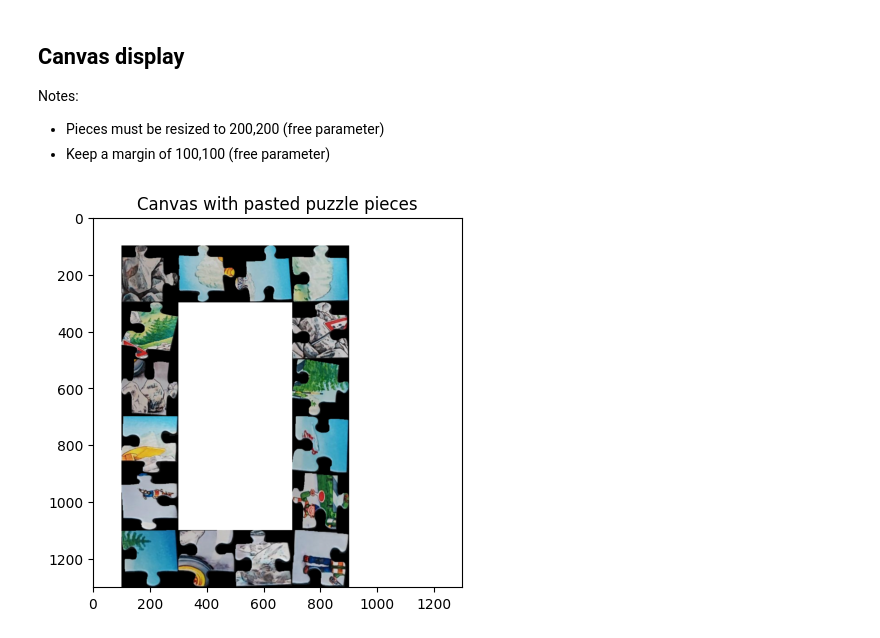
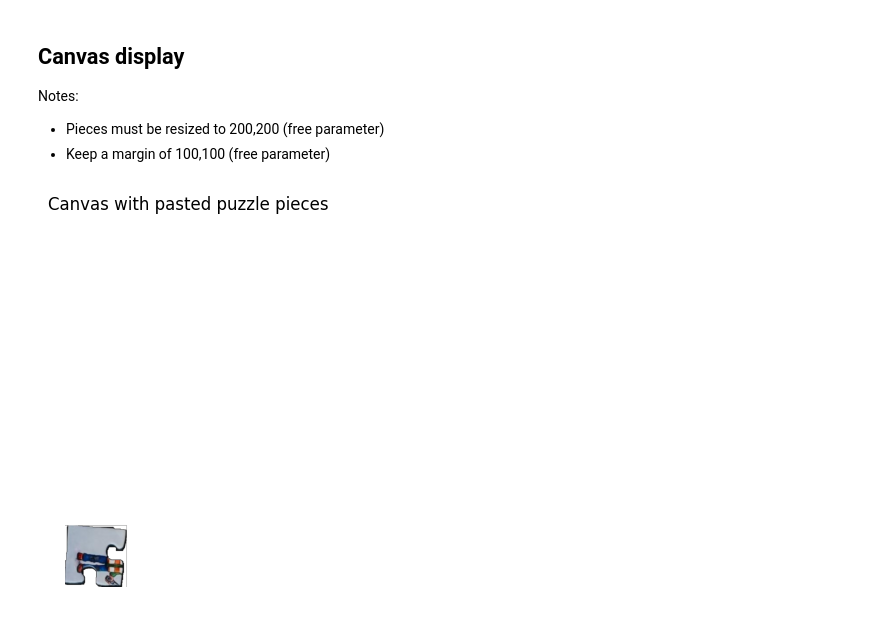
Before and after one commit to AlexisKueny/VisionV2, a Jupyter notebook: reconstruction.ipynb, the cells around one changed output. Drawn from its saved outputs; the diff is of its cells as text; code cells hidden in the pictures.

```diff
--- a/reconstruction.ipynb
+++ b/reconstruction.ipynb
@@ -658,0 +683,20 @@ Pair found: (4, 6)
+# %%
+"""
+Placing the corner pieces in the matrix
+"""
+# Put the first corner piece at the bottom left corner
+
+puzzle_piece_matrix[HEIGHT - 1][0] = next((piece for piece in puzzle_piece_holder if piece.piece_id == 19), None)
+
+puzzle_piece_matrix[HEIGHT - 1][0].set_sides()
+print("Bottom:",puzzle_piece_matrix[HEIGHT - 1][0].bottom[3])
+
+while puzzle_piece_matrix[HEIGHT - 1][0].bottom[3] != 0:
+    puzzle_piece_matrix[HEIGHT - 1][0].set_sides()
+    print(puzzle_piece_matrix[HEIGHT - 1][0].bottom[3])
+    puzzle_piece_matrix[HEIGHT - 1][0].rotate()
+
+# Pretty print the puzzle_piece_matrix
+print("Puzzle Piece Matrix:")
+for row in puzzle_piece_matrix:
+    print([str(piece.piece_id) if piece else "None" for piece in row])
@@ -662,43 +716,38 @@ Notes:
 - Pieces must be resized to 200,200 (free parameter)
 - Keep a margin of 100,100 (free parameter)
 # %%
-canvas = np.ones((1300,1300,3)) * 255
-top_left_x, top_left_y = 100, 100  # Position of top left piece
-"""
-# Load the image you want to paste
-image_to_paste = cv2.imread(puzzle_piece_holder[0].path)
+RESIZE = 200
+canvas = np.ones((HEIGHT * RESIZE, WIDTH * RESIZE, 4)) * 255
+top_left_x, top_left_y = 0, 0  # Position of top left piece
 
-# Resize the image to fit into the canvas if necessary
-resized_image = cv2.resize(image_to_paste, (200, 200))  # Resize to 200x200 for example
-
-# Define the top-left corner where the image will be pasted
-top_left_x, top_left_y = 100, 100  # Example position on the canvas
-
-# Paste the image into the canvas
-canvas[top_left_y:top_left_y + resized_image.shape[0], top_left_x:top_left_x + resized_image.shape[1]] = resized_image
-"""
 cursor_x = top_left_x
 cursor_y = top_left_y
 
-for i in range(0,len(puzzle_piece_matrix)):
-    for j in range(0,len(puzzle_piece_matrix[i])):
-        if type(puzzle_piece_matrix[i,j]) == puzzlePiece:
-            piece = cv2.imread(puzzle_piece_matrix[i,j].path)
-            piece = cv2.resize(piece, (200, 200))
+for i in range(0, len(puzzle_piece_matrix)):
+    for j in range(0, len(puzzle_piece_matrix[i])):
+        if type(puzzle_piece_matrix[i, j]) == puzzlePiece:
+            piece = cv2.imread(puzzle_piece_matrix[i, j].path, cv2.IMREAD_UNCHANGED)
+            piece = cv2.resize(piece, (RESIZE, RESIZE))
+
+            # Transparent background
+            alpha_channel = np.ones((piece.shape[0], piece.shape[1]), dtype=np.uint8) * 255
+            mask = np.all(piece == [0, 0, 0], axis=-1)
+            alpha_channel[mask] = 0
+            piece = np.dstack((piece, alpha_channel))
 
             # Define the position of piece in canvas
             canvas[cursor_y:cursor_y + piece.shape[0], cursor_x:cursor_x + piece.shape[1]] = piece
 
         if j < WIDTH - 1:
             cursor_x += 200
 
     cursor_x = top_left_x
     cursor_y += 200
 
 # Display the updated canvas
-plt.imshow(cv2.cvtColor(canvas.astype(np.uint8), cv2.COLOR_BGR2RGB))
+plt.imshow(cv2.cvtColor(canvas.astype(np.uint8), cv2.COLOR_BGRA2RGBA))
 plt.title("Canvas with pasted puzzle pieces")
-plt.axis("on")
+plt.axis("off")
 plt.show()
 # %% [output]
-[figure, old version]
+[figure, new version]
```
Also changed, not shown: parts of 9 cells of this notebook, 27 other files.
